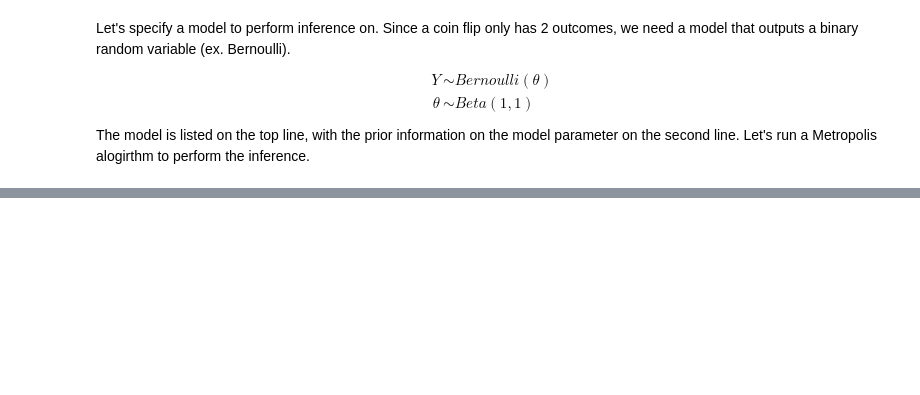
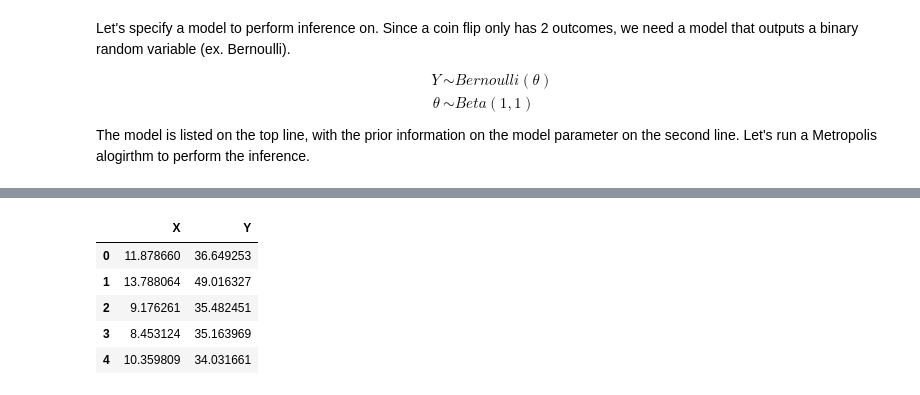
Before and after one commit to A-Morariu/MCMC, a Jupyter notebook: A Definitive Guide to MCMC.ipynb, the cells around one changed output, grey strips where cells are left out. Drawn from its saved outputs; the diff is of its cells as text; code cells hidden in the pictures; blank space fills up the shorter version.

```diff
--- a/A Definitive Guide to MCMC.ipynb
+++ b/A Definitive Guide to MCMC.ipynb
@@ -468,0 +481,17 @@ pd.DataFrame(trace).plot( ax=ax2, grid = True, kind = 'hist', orientation = 'hor
+# %%
+# generate some data
+
+X = np.random.uniform(low=8, high=14, size = 531)
+Y = 3.5163*X + np.random.normal(scale = 5.2124, size = len(X))
+
+lin_reg_data = pd.DataFrame({'X': X,
+                            'Y': Y})
+# %%
+lin_reg_data.head()
+# %% [output]
+|  | X | Y |
+| 0 | 11.878660 | 36.649253 |
+| 1 | 13.788064 | 49.016327 |
+| 2 | 9.176261 | 35.482451 |
+| 3 | 8.453124 | 35.163969 |
+| 4 | 10.359809 | 34.031661 |
```
Also changed, not shown: parts of 23 cells of this notebook, 2 other files.
